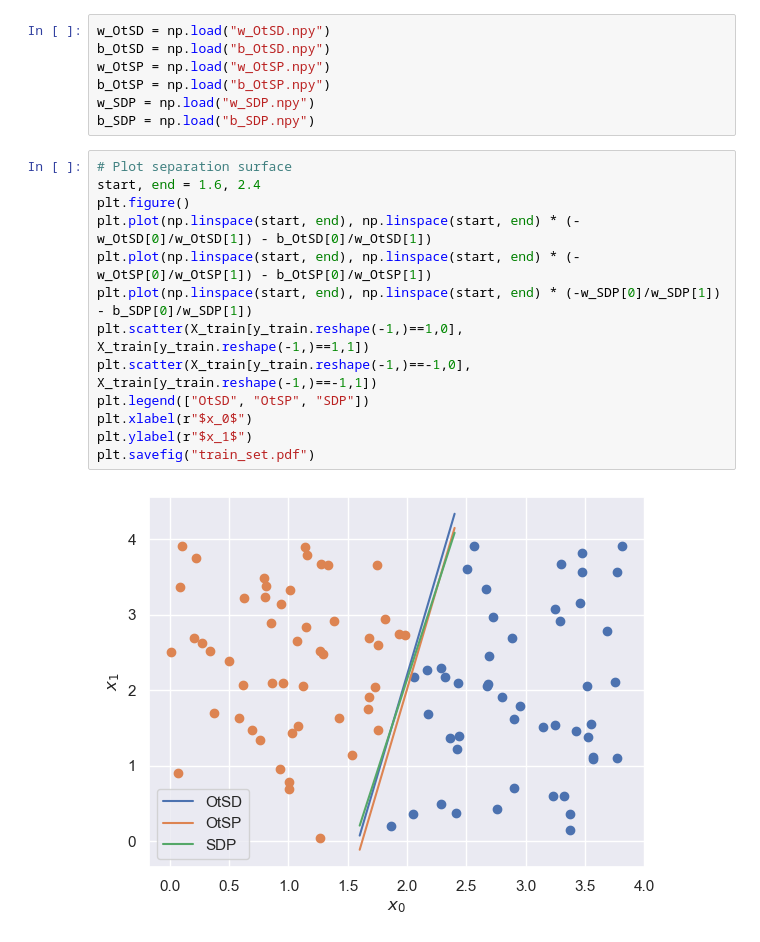
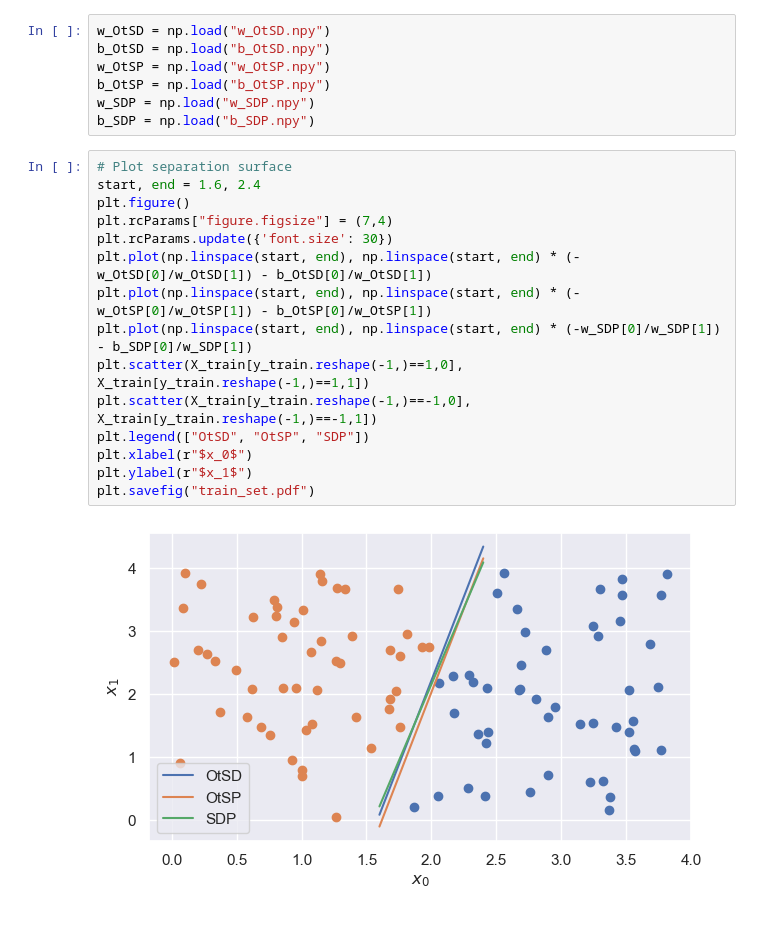
Before and after one commit to andrea-cavallo-98/SVM_ConvOpt, a Jupyter notebook: plots.ipynb, the cells around one changed output. Cells and saved outputs as stored; diff of their text form.

Commit message:
changed plots

```diff
--- a/plots.ipynb
+++ b/plots.ipynb
@@ -27,18 +27,20 @@ b_SDP = np.load("b_SDP.npy")
 # %%
 # Plot separation surface
 start, end = 1.6, 2.4
 plt.figure()
+plt.rcParams["figure.figsize"] = (7,4)
+plt.rcParams.update({'font.size': 30})
 plt.plot(np.linspace(start, end), np.linspace(start, end) * (-w_OtSD[0]/w_OtSD[1]) - b_OtSD[0]/w_OtSD[1])
 plt.plot(np.linspace(start, end), np.linspace(start, end) * (-w_OtSP[0]/w_OtSP[1]) - b_OtSP[0]/w_OtSP[1])
 plt.plot(np.linspace(start, end), np.linspace(start, end) * (-w_SDP[0]/w_SDP[1]) - b_SDP[0]/w_SDP[1])
 plt.scatter(X_train[y_train.reshape(-1,)==1,0], X_train[y_train.reshape(-1,)==1,1])
 plt.scatter(X_train[y_train.reshape(-1,)==-1,0], X_train[y_train.reshape(-1,)==-1,1])
 plt.legend(["OtSD", "OtSP", "SDP"])
 plt.xlabel(r"$x_0$")
 plt.ylabel(r"$x_1$")
 plt.savefig("train_set.pdf")
 # %% [output]
-[figure, old version]
+[figure, new version]
 # %%
 # Plot separation surface
 start, end = 1.6, 2.4
```
Also changed, not shown: parts of 1 cell of this notebook.
